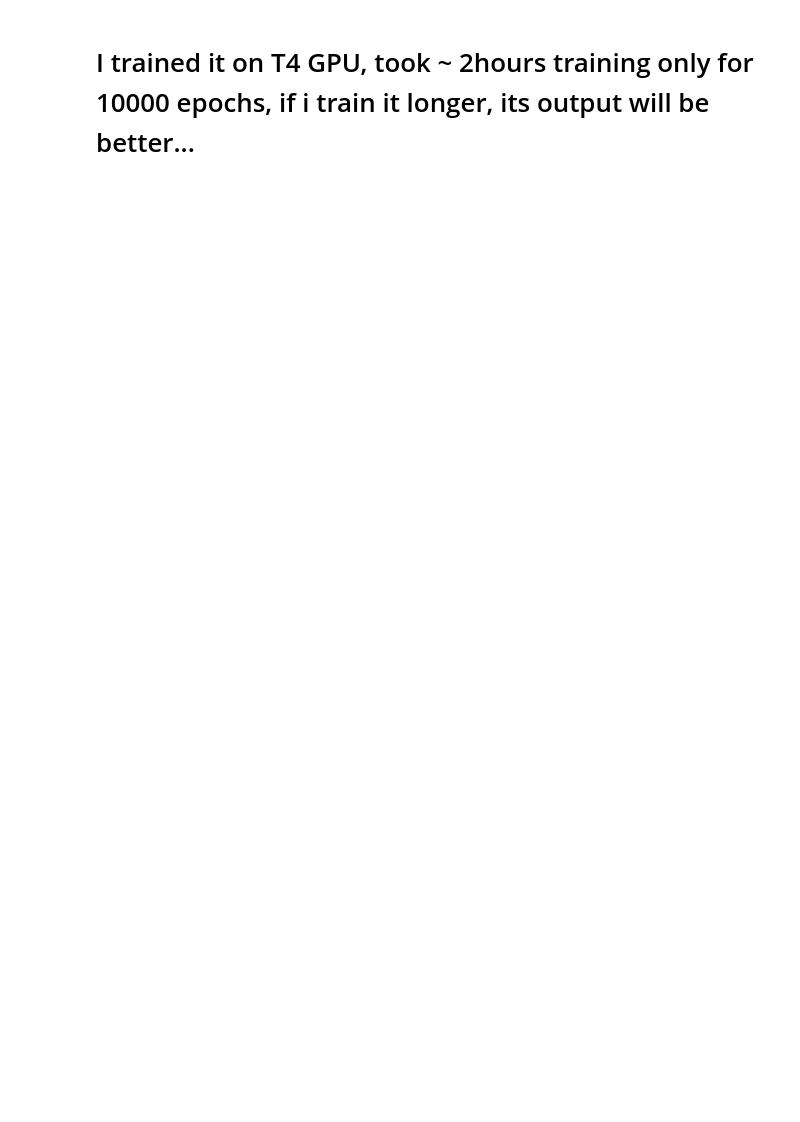
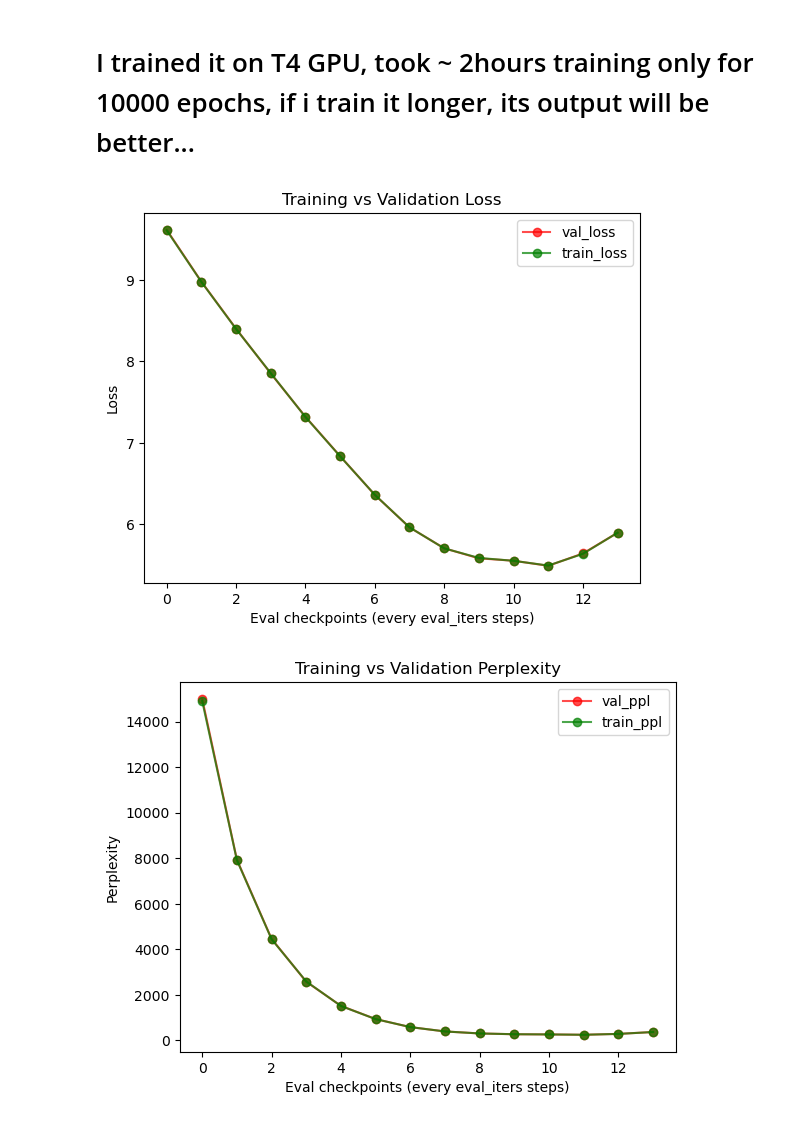
Before and after one commit to engomarwasfy/Building-a-Small-Language-Model-SLM-, a Jupyter notebook: TinyStoriesSLM.ipynb, the cells around one changed output. Cells and saved outputs as stored; diff of their text form; code cells hidden in the pictures; blank space fills up the shorter version.

```diff
--- a/TinyStoriesSLM.ipynb
+++ b/TinyStoriesSLM.ipynb
@@ -440,3 +550,44 @@ plt.show()
+# %%
+
+import matplotlib.pyplot as plt
+
+if not train_loss_list or not validation_loss_list:
+    raise ValueError("No logged losses/perplexities; run training first.")
+
+train_loss_vals = [float(v) for v in train_loss_list]
+val_loss_vals = [float(v) for v in validation_loss_list]
+train_ppl_vals = [float(v) for v in train_ppl_list]
+val_ppl_vals = [float(v) for v in validation_ppl_list]
+
+min_len = min(len(train_loss_vals), len(val_loss_vals))
+if min_len == 0:
+    raise ValueError("Logged arrays are empty after conversion.")
+if len(train_loss_vals) != len(val_loss_vals):
+    train_loss_vals = train_loss_vals[:min_len]
+    val_loss_vals = val_loss_vals[:min_len]
+    train_ppl_vals = train_ppl_vals[:min_len]
+    val_ppl_vals = val_ppl_vals[:min_len]
+
+plt.figure()
+plt.plot(val_loss_vals, 'r-o', alpha=0.7, label='val_loss')
+plt.plot(train_loss_vals, 'g-o', alpha=0.7, label='train_loss')
+plt.xlabel("Eval checkpoints (every eval_iters steps)")
+plt.ylabel("Loss")
+plt.legend()
+plt.title("Training vs Validation Loss")
+plt.show()
+
+plt.figure()
+plt.plot(val_ppl_vals, 'r-o', alpha=0.7, label='val_ppl')
+plt.plot(train_ppl_vals, 'g-o', alpha=0.7, label='train_ppl')
+plt.xlabel("Eval checkpoints (every eval_iters steps)")
+plt.ylabel("Perplexity")
+plt.legend()
+plt.title("Training vs Validation Perplexity")
+plt.show()
+# %% [output]
+[figure, added]
+[figure, added]
 # %%
 #Load the model
 model = GPT(config)  # re-create the model with same config
```
Also changed, not shown: parts of 13 cells of this notebook, 1 other file.
